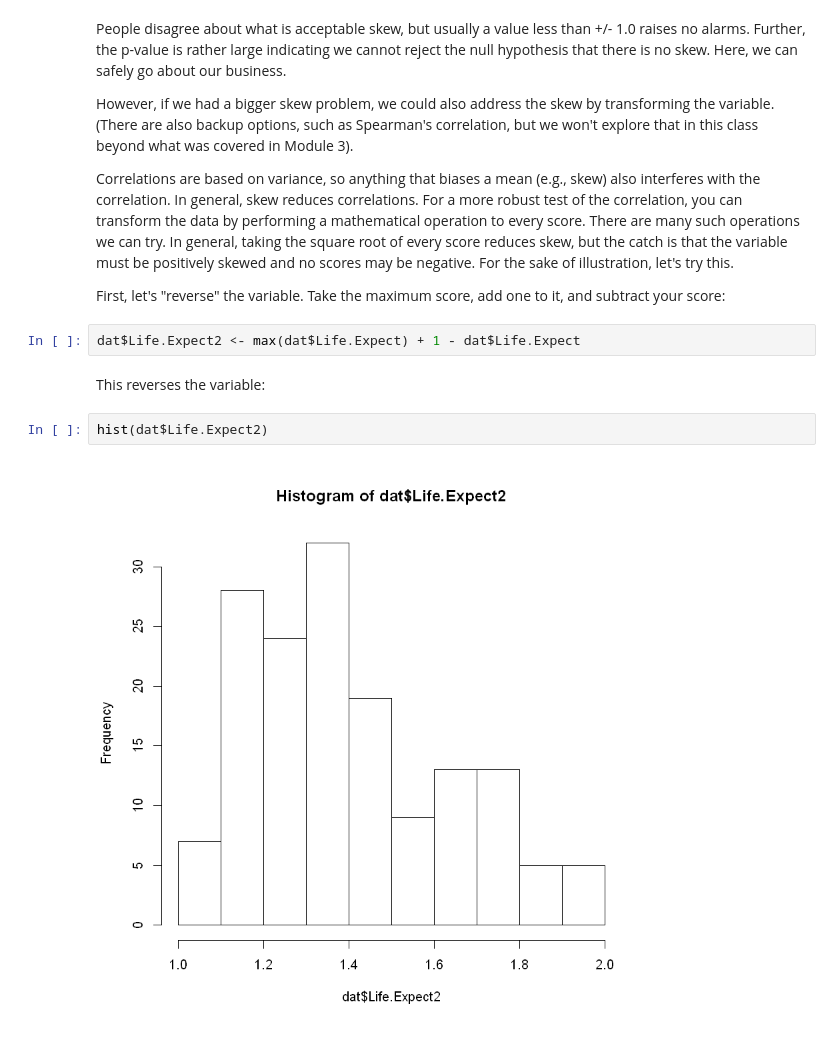
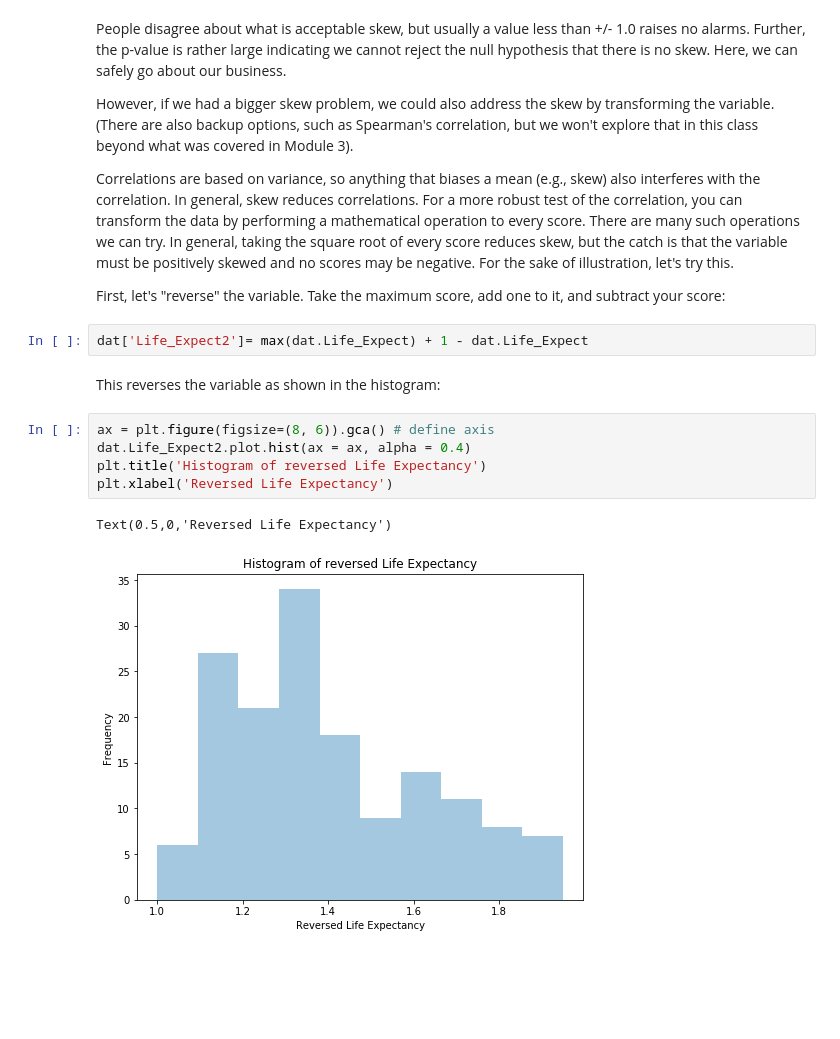
Before and after one commit to Tommytrungto/Research-Methods-for-Data-Science-with-Python, a Jupyter notebook: Module5/Mod5_Lab1_-_Correlation.ipynb, the cells around one changed output. Drawn from its saved outputs; the diff is of its cells as text; blank space fills up the shorter version.

```diff
--- a/Module5/Mod5_Lab1_-_Correlation.ipynb
+++ b/Module5/Mod5_Lab1_-_Correlation.ipynb
@@ -263,13 +266,17 @@ the sake of illustration, let's try this.
 First, let's "reverse" the variable. Take the maximum score, add one to
 it, and subtract your score:
 # %%
-dat$Life.Expect2 <- max(dat$Life.Expect) + 1 - dat$Life.Expect
+dat['Life_Expect2']= max(dat.Life_Expect) + 1 - dat.Life_Expect
 # %% [markdown]
-This reverses the variable:
+This reverses the variable as shown in the histogram:
-# %%
-hist(dat$Life.Expect2)
-# %% [output]
-[figure, removed]
+# %%
+ax = plt.figure(figsize=(8, 6)).gca() # define axis
+dat.Life_Expect2.plot.hist(ax = ax, alpha = 0.4)
+plt.title('Histogram of reversed Life Expectancy')
+plt.xlabel('Reversed Life Expectancy')
+# %% [output]
+Text(0.5,0,'Reversed Life Expectancy')
+[figure, added]
 # %% [markdown]
 ![](Mod3_Lab1_-_Correlation_files/figure-markdown_strict/unnamed-chunk-13-1.png)
 
```
Also changed, not shown: parts of 26 cells of this notebook.
